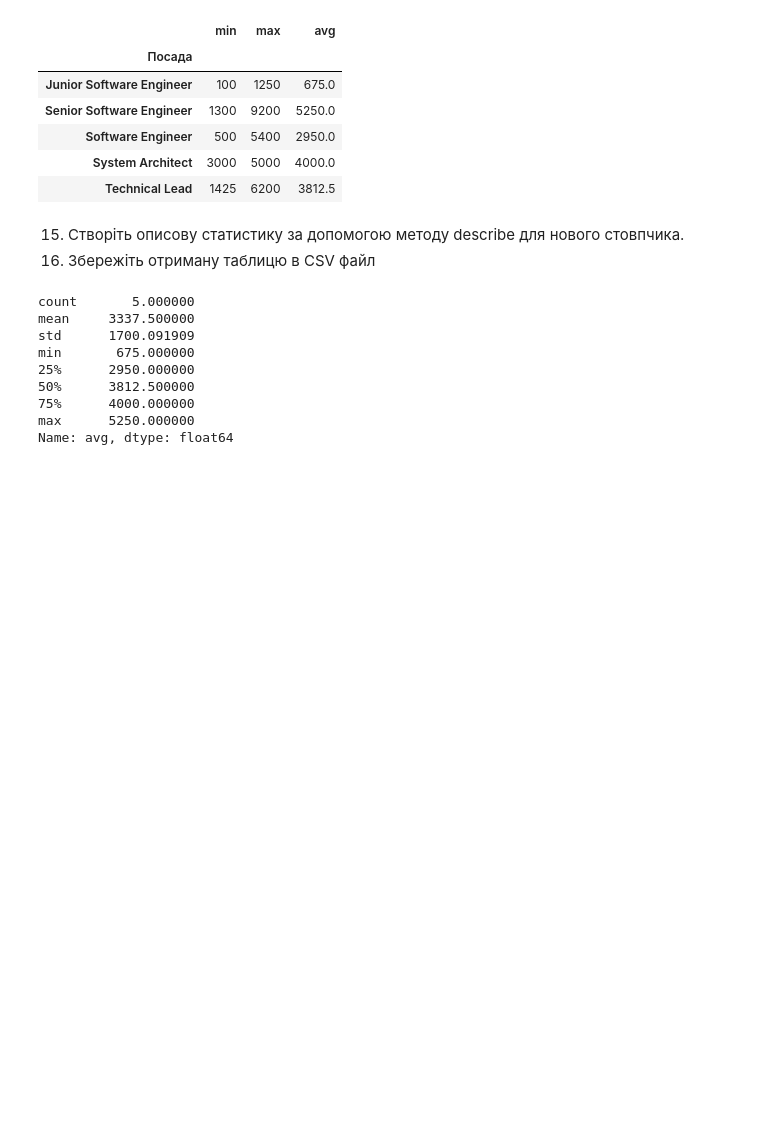
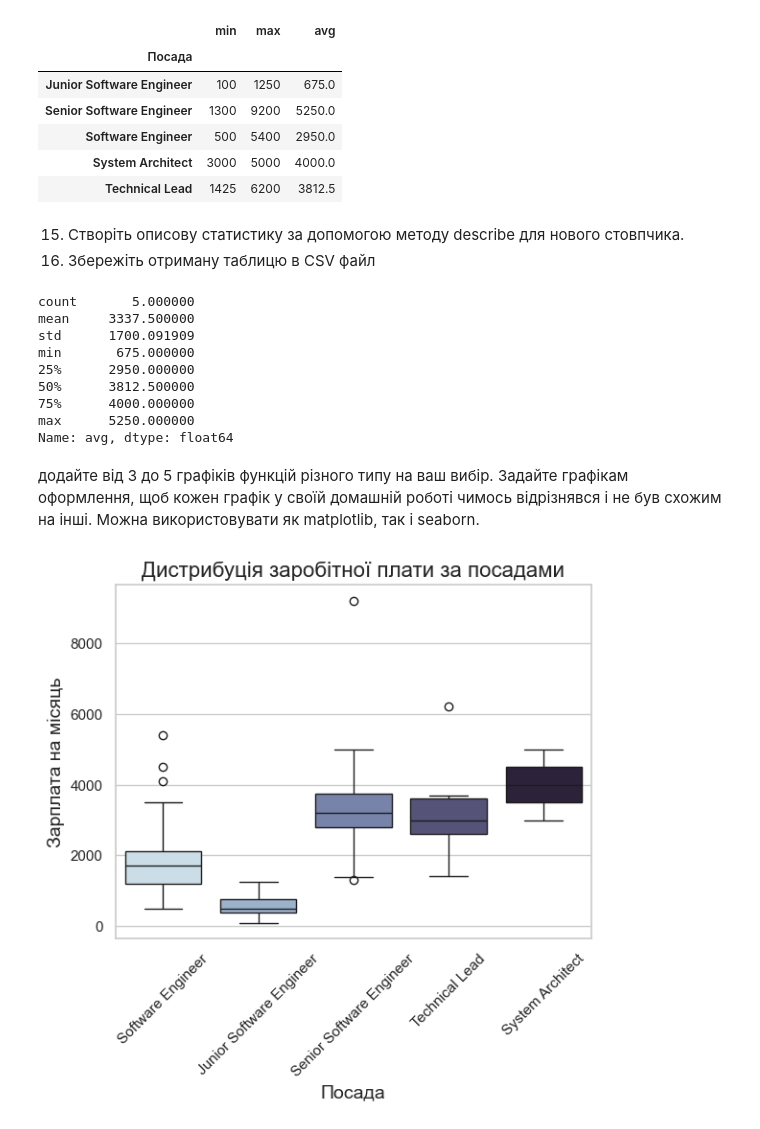
Before and after one commit to olga-ivanko/DataScience, a Jupyter notebook: Hw2.2.ipynb, the cells around one changed output. Drawn from its saved outputs; the diff is of its cells as text; code cells hidden in the pictures; blank space fills up the shorter version.

Commit message:
ready 2.2 graphs added

```diff
--- a/Hw2.2.ipynb
+++ b/Hw2.2.ipynb
@@ -204,3 +204,30 @@ max      5250.000000
 Name: avg, dtype: float64
 # %%
 salary_statistics.to_csv("salary_statistics.csv")
+# %% [markdown]
+додайте від 3 до 5 графіків функцій різного типу на ваш вибір. Задайте графікам оформлення, щоб кожен графік у своїй домашній роботі чимось відрізнявся і не був схожим на інші. Можна використовувати як matplotlib, так і seaborn.
+# %%
+import seaborn as sns
+import matplotlib.pyplot as plt
+
+
+sns.set_theme(style="whitegrid")
+num_unique_positions = python_data["Посада"].nunique()
+color_palette = sns.color_palette(
+    "ch:s=.25,rot=-.25", as_cmap=False, n_colors=num_unique_positions
+)
+sns.boxplot(
+    x="Посада",
+    y="Зарплата на місяць",
+    hue="Посада",
+    data=python_data,
+    palette=color_palette,
+)
+plt.title("Дистрибуція заробітної плати за посадами", fontsize=16)
+plt.xlabel("Посада", fontsize=14)
+plt.ylabel("Зарплата на місяць", fontsize=14)
+plt.xticks(rotation=45)
+
+plt.show()
+# %% [output]
+[figure, added]
```
Also changed, not shown: parts of 2 cells of this notebook.
